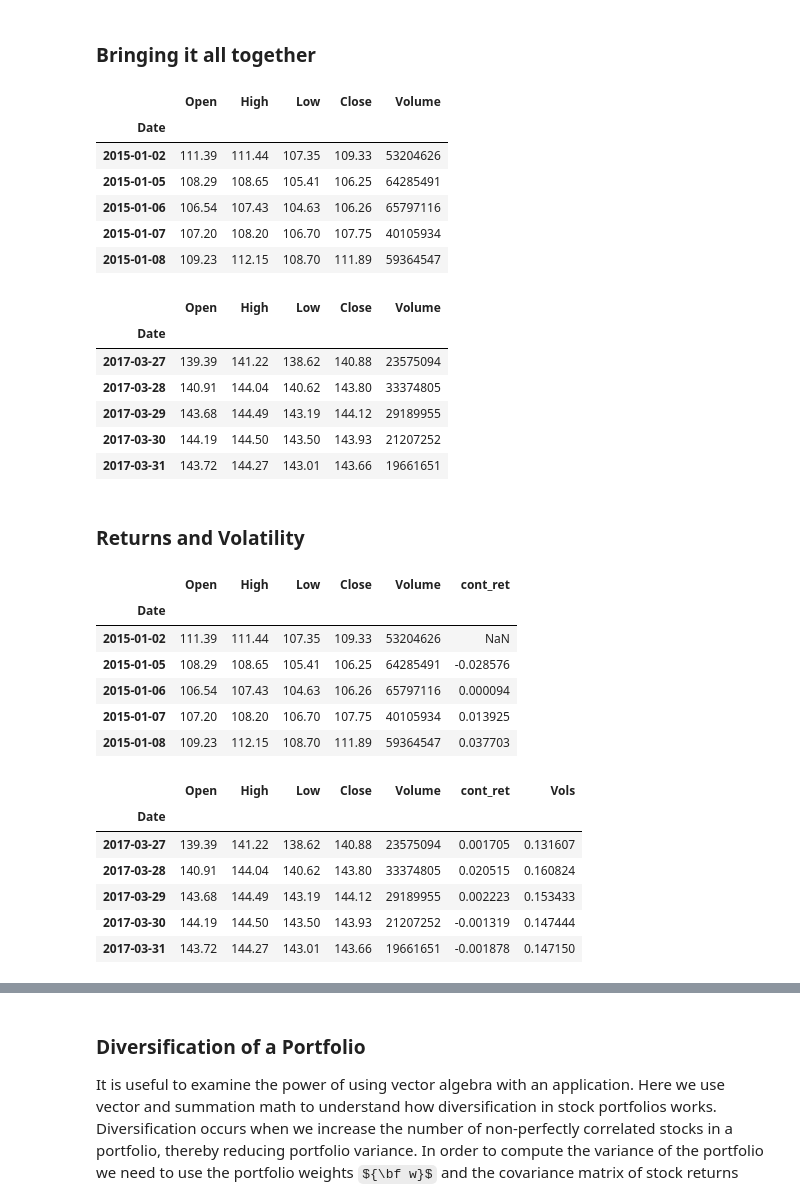
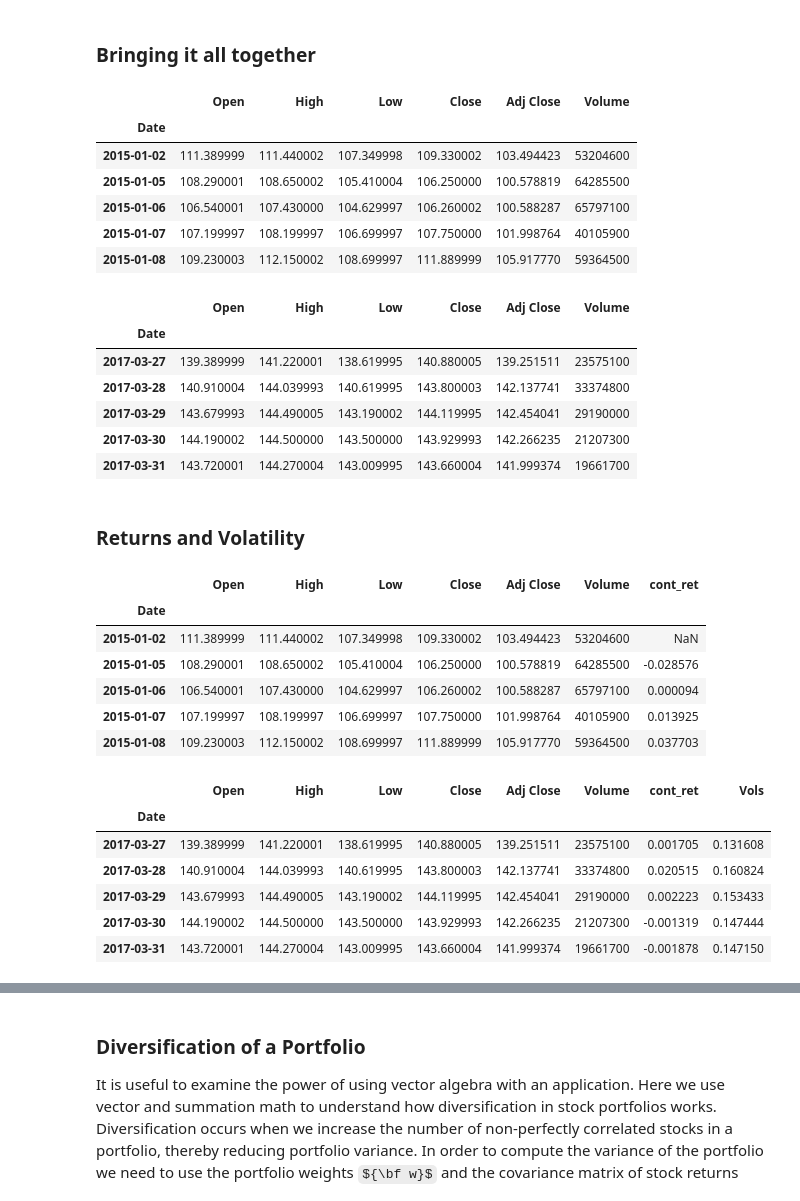
Before and after one commit to nacerix/IDTF, a Jupyter notebook: Lecture_6/GetStarted_Python_in_Finance.ipynb, the cells around one changed output, grey strips where cells are left out. Saved outputs shown, nothing was run; the diff lists cells and outputs as text; code cells hidden in the pictures; some formulas as TeX source.

```diff
--- a/Lecture_6/GetStarted_Python_in_Finance.ipynb
+++ b/Lecture_6/GetStarted_Python_in_Finance.ipynb
@@ -674,52 +690,52 @@ slope (beta) =  1.10915240511
 # %%
 import pandas as pd
 import pandas_datareader.data as web
-aapl = web.DataReader('AAPL',data_source='google',
+aapl = web.DataReader('AAPL',data_source='yahoo',
                       start='1/1/2015',end='4/1/2017')
 aapl.head()
 # %% [output]
-|  | Open | High | Low | Close | Volume |
-| Date |  |  |  |  |  |
-| 2015-01-02 | 111.39 | 111.44 | 107.35 | 109.33 | 53204626 |
-| 2015-01-05 | 108.29 | 108.65 | 105.41 | 106.25 | 64285491 |
-| 2015-01-06 | 106.54 | 107.43 | 104.63 | 106.26 | 65797116 |
-| 2015-01-07 | 107.20 | 108.20 | 106.70 | 107.75 | 40105934 |
-| 2015-01-08 | 109.23 | 112.15 | 108.70 | 111.89 | 59364547 |
+|  | Open | High | Low | Close | Adj Close | Volume |
+| Date |  |  |  |  |  |  |
+| 2015-01-02 | 111.389999 | 111.440002 | 107.349998 | 109.330002 | 103.494423 | 53204600 |
+| 2015-01-05 | 108.290001 | 108.650002 | 105.410004 | 106.250000 | 100.578819 | 64285500 |
+| 2015-01-06 | 106.540001 | 107.430000 | 104.629997 | 106.260002 | 100.588287 | 65797100 |
+| 2015-01-07 | 107.199997 | 108.199997 | 106.699997 | 107.750000 | 101.998764 | 40105900 |
+| 2015-01-08 | 109.230003 | 112.150002 | 108.699997 | 111.889999 | 105.917770 | 59364500 |
 # %%
 aapl.tail()
 # %% [output]
-|  | Open | High | Low | Close | Volume |
-| Date |  |  |  |  |  |
-| 2017-03-27 | 139.39 | 141.22 | 138.62 | 140.88 | 23575094 |
-| 2017-03-28 | 140.91 | 144.04 | 140.62 | 143.80 | 33374805 |
-| 2017-03-29 | 143.68 | 144.49 | 143.19 | 144.12 | 29189955 |
-| 2017-03-30 | 144.19 | 144.50 | 143.50 | 143.93 | 21207252 |
-| 2017-03-31 | 143.72 | 144.27 | 143.01 | 143.66 | 19661651 |
+|  | Open | High | Low | Close | Adj Close | Volume |
+| Date |  |  |  |  |  |  |
+| 2017-03-27 | 139.389999 | 141.220001 | 138.619995 | 140.880005 | 139.251511 | 23575100 |
+| 2017-03-28 | 140.910004 | 144.039993 | 140.619995 | 143.800003 | 142.137741 | 33374800 |
+| 2017-03-29 | 143.679993 | 144.490005 | 143.190002 | 144.119995 | 142.454041 | 29190000 |
+| 2017-03-30 | 144.190002 | 144.500000 | 143.500000 | 143.929993 | 142.266235 | 21207300 |
+| 2017-03-31 | 143.720001 | 144.270004 | 143.009995 | 143.660004 | 141.999374 | 19661700 |
 # %% [markdown]
 ### Returns and Volatility
 # %%
 aapl['cont_ret'] = log(aapl['Close']/aapl['Close'].shift(1))
 aapl.head()
 # %% [output]
-|  | Open | High | Low | Close | Volume | cont_ret |
-| Date |  |  |  |  |  |  |
-| 2015-01-02 | 111.39 | 111.44 | 107.35 | 109.33 | 53204626 | NaN |
-| 2015-01-05 | 108.29 | 108.65 | 105.41 | 106.25 | 64285491 | -0.028576 |
-| 2015-01-06 | 106.54 | 107.43 | 104.63 | 106.26 | 65797116 | 0.000094 |
-| 2015-01-07 | 107.20 | 108.20 | 106.70 | 107.75 | 40105934 | 0.013925 |
-| 2015-01-08 | 109.23 | 112.15 | 108.70 | 111.89 | 59364547 | 0.037703 |
+|  | Open | High | Low | Close | Adj Close | Volume | cont_ret |
+| Date |  |  |  |  |  |  |  |
+| 2015-01-02 | 111.389999 | 111.440002 | 107.349998 | 109.330002 | 103.494423 | 53204600 | NaN |
+| 2015-01-05 | 108.290001 | 108.650002 | 105.410004 | 106.250000 | 100.578819 | 64285500 | -0.028576 |
+| 2015-01-06 | 106.540001 | 107.430000 | 104.629997 | 106.260002 | 100.588287 | 65797100 | 0.000094 |
+| 2015-01-07 | 107.199997 | 108.199997 | 106.699997 | 107.750000 | 101.998764 | 40105900 | 0.013925 |
+| 2015-01-08 | 109.230003 | 112.150002 | 108.699997 | 111.889999 | 105.917770 | 59364500 | 0.037703 |
 # %%
 aapl['Vols'] = pd.Series.rolling(aapl['cont_ret'],window=5).std()*sqrt(252.0)
 
 aapl.tail()
 # %% [output]
-|  | Open | High | Low | Close | Volume | cont_ret | Vols |
-| Date |  |  |  |  |  |  |  |
-| 2017-03-27 | 139.39 | 141.22 | 138.62 | 140.88 | 23575094 | 0.001705 | 0.131607 |
-| 2017-03-28 | 140.91 | 144.04 | 140.62 | 143.80 | 33374805 | 0.020515 | 0.160824 |
-| 2017-03-29 | 143.68 | 144.49 | 143.19 | 144.12 | 29189955 | 0.002223 | 0.153433 |
-| 2017-03-30 | 144.19 | 144.50 | 143.50 | 143.93 | 21207252 | -0.001319 | 0.147444 |
-| 2017-03-31 | 143.72 | 144.27 | 143.01 | 143.66 | 19661651 | -0.001878 | 0.147150 |
+|  | Open | High | Low | Close | Adj Close | Volume | cont_ret | Vols |
+| Date |  |  |  |  |  |  |  |  |
+| 2017-03-27 | 139.389999 | 141.220001 | 138.619995 | 140.880005 | 139.251511 | 23575100 | 0.001705 | 0.131608 |
+| 2017-03-28 | 140.910004 | 144.039993 | 140.619995 | 143.800003 | 142.137741 | 33374800 | 0.020515 | 0.160824 |
+| 2017-03-29 | 143.679993 | 144.490005 | 143.190002 | 144.119995 | 142.454041 | 29190000 | 0.002223 | 0.153433 |
+| 2017-03-30 | 144.190002 | 144.500000 | 143.500000 | 143.929993 | 142.266235 | 21207300 | -0.001319 | 0.147444 |
+| 2017-03-31 | 143.720001 | 144.270004 | 143.009995 | 143.660004 | 141.999374 | 19661700 | -0.001878 | 0.147150 |
 # %%
 ### Note that you will lose a decent number of observations
 
```
Also changed, not shown: parts of 56 cells of this notebook, 6 other files.
